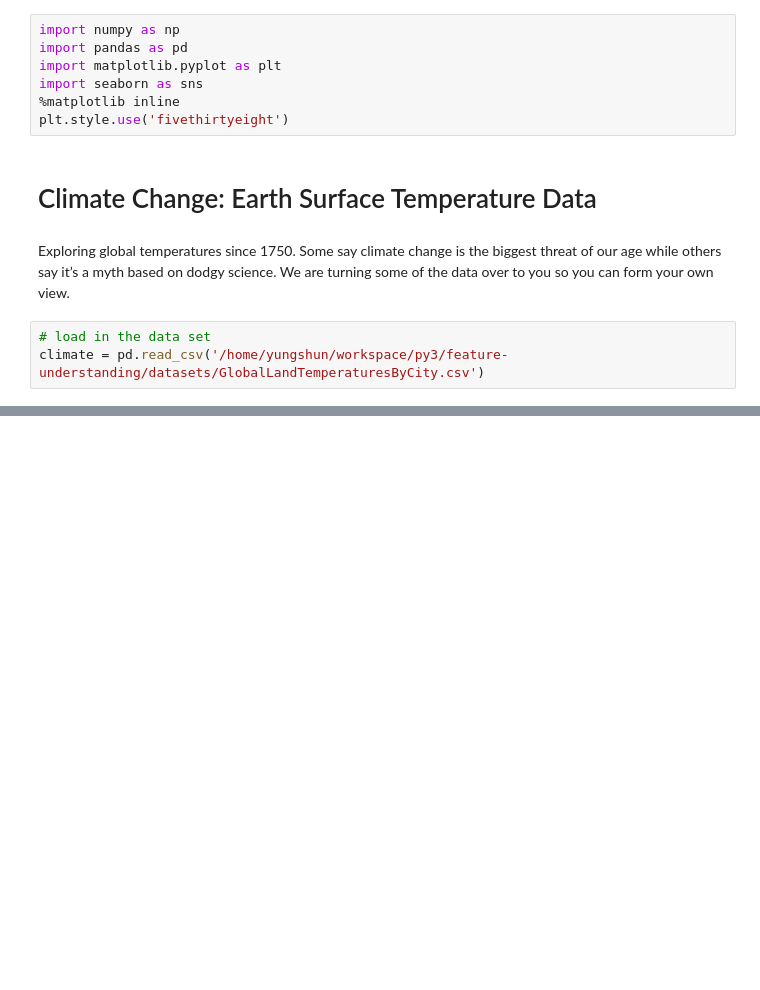
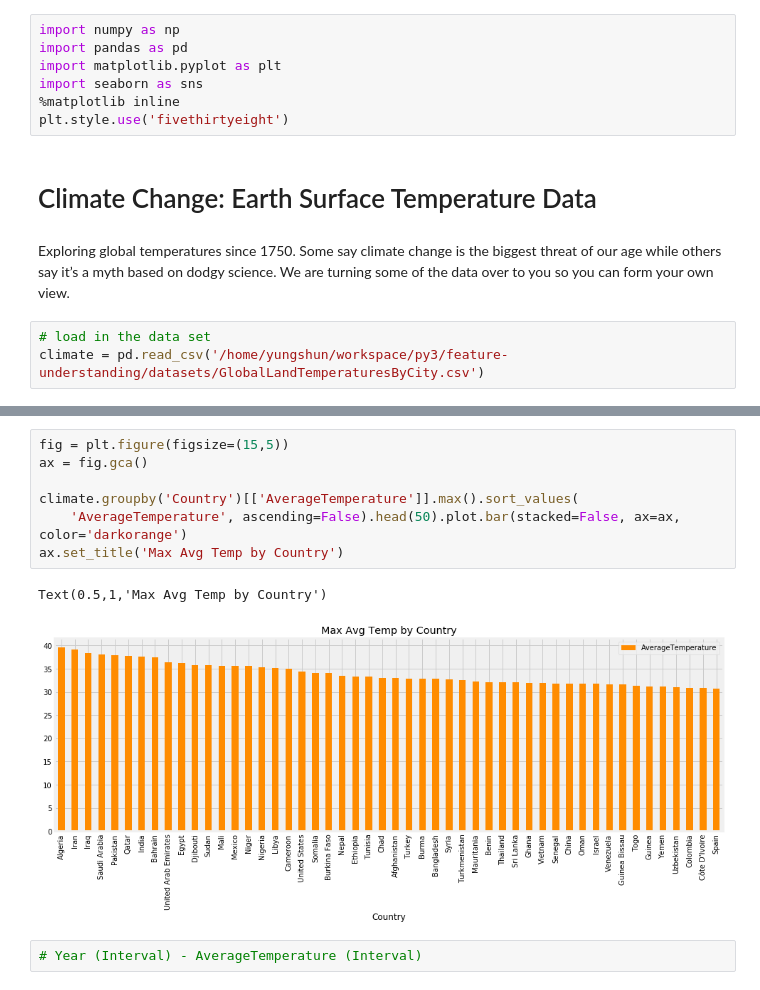
Before and after one commit to yungshun317/feature-understanding, a Jupyter notebook: climate_change_earth_surface_temperature_data.ipynb, the cells around one changed output, grey strips where cells are left out. Drawn from its saved outputs; the diff is of its cells as text; blank space fills up the shorter version.

```diff
--- a/climate_change_earth_surface_temperature_data.ipynb
+++ b/climate_change_earth_surface_temperature_data.ipynb
@@ -14,0 +93,12 @@ climate = pd.read_csv('/home/yungshun/workspace/py3/feature-understanding/datase
+# %%
+fig = plt.figure(figsize=(15,5))
+ax = fig.gca()
+
+climate.groupby('Country')[['AverageTemperature']].max().sort_values(
+    'AverageTemperature', ascending=False).head(50).plot.bar(stacked=False, ax=ax, color='darkorange')
+ax.set_title('Max Avg Temp by Country')
+# %% [output]
+Text(0.5,1,'Max Avg Temp by Country')
+[figure, added]
+# %%
+# Year (Interval) - AverageTemperature (Interval)
```
Also changed, not shown: parts of 21 cells of this notebook.
